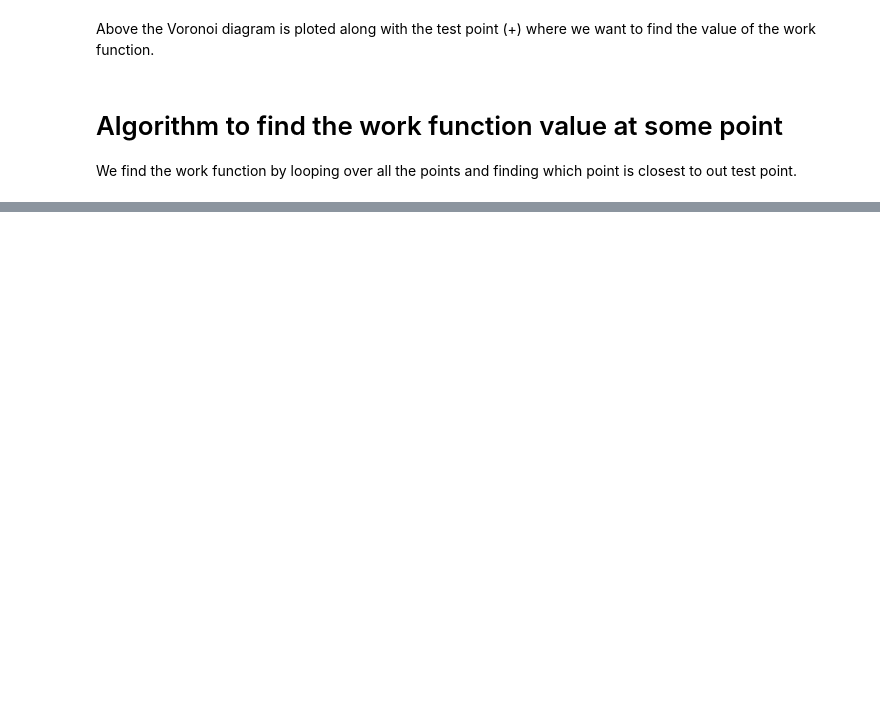
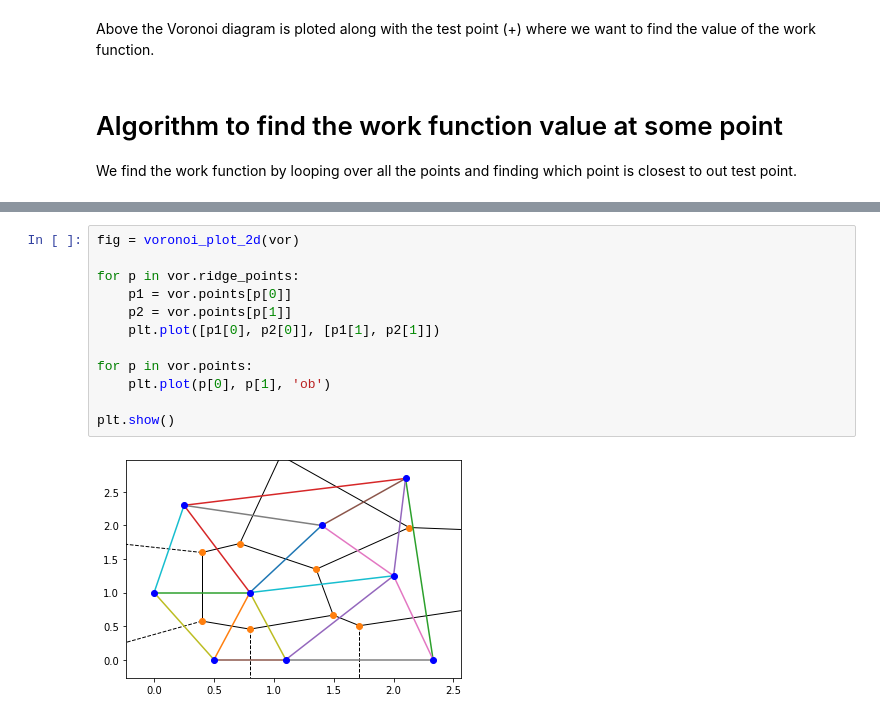
Before and after one commit to NanoPhysicsCenter/RUMDEED, a Jupyter notebook: scripts/Voronoi/Voronoi.ipynb, the cells around one changed output, grey strips where cells are left out. Saved outputs shown, nothing was run; the diff lists cells and outputs as text; blank space fills up the shorter version.

```diff
--- a/scripts/Voronoi/Voronoi.ipynb
+++ b/scripts/Voronoi/Voronoi.ipynb
@@ -70,0 +147,14 @@ print(work_fun[np.argmin(d_p)])
+# %%
+fig = voronoi_plot_2d(vor)
+
+for p in vor.ridge_points:
+    p1 = vor.points[p[0]]
+    p2 = vor.points[p[1]]
+    plt.plot([p1[0], p2[0]], [p1[1], p2[1]])
+
+for p in vor.points:
+    plt.plot(p[0], p[1], 'ob')
+
+plt.show()
+# %% [output]
+[figure, added]
```
Also changed, not shown: parts of 11 cells of this notebook, 2 other files.
